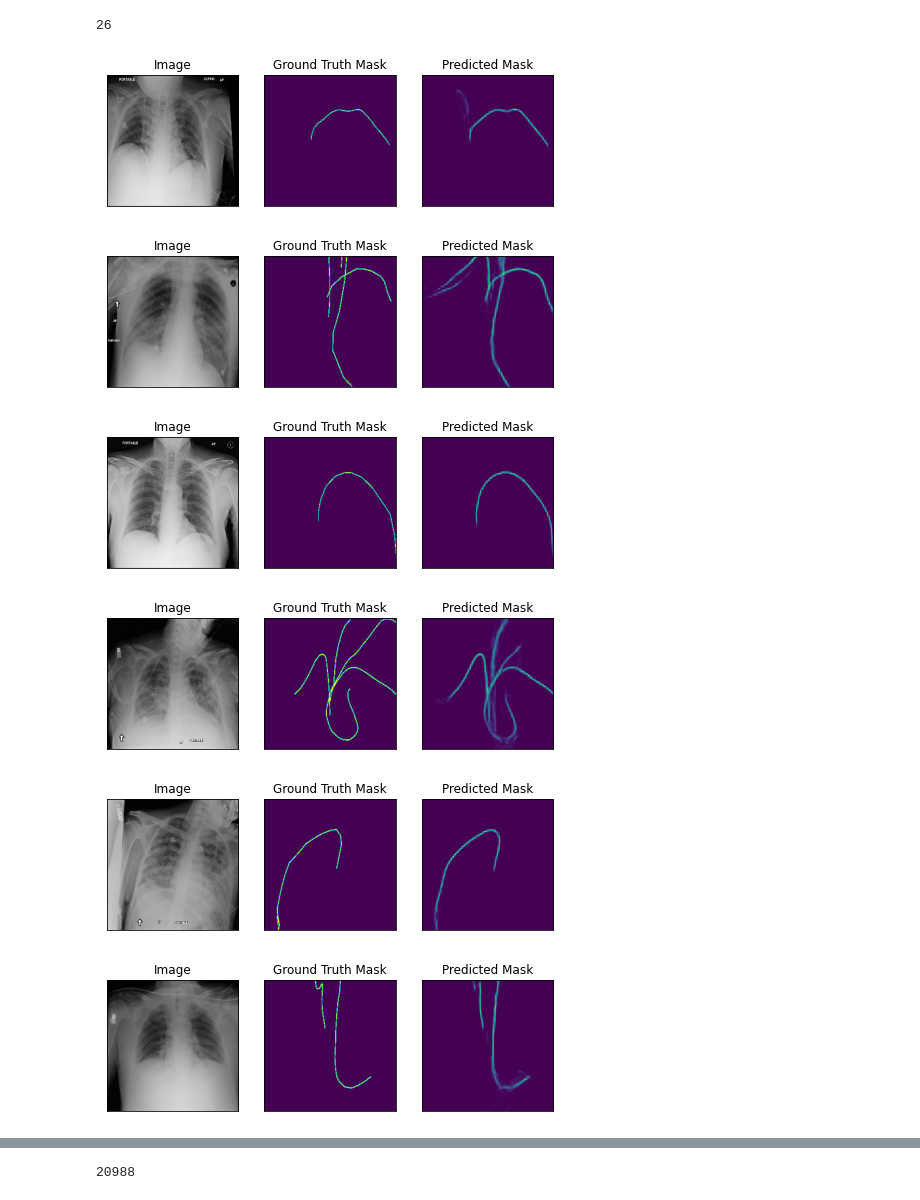
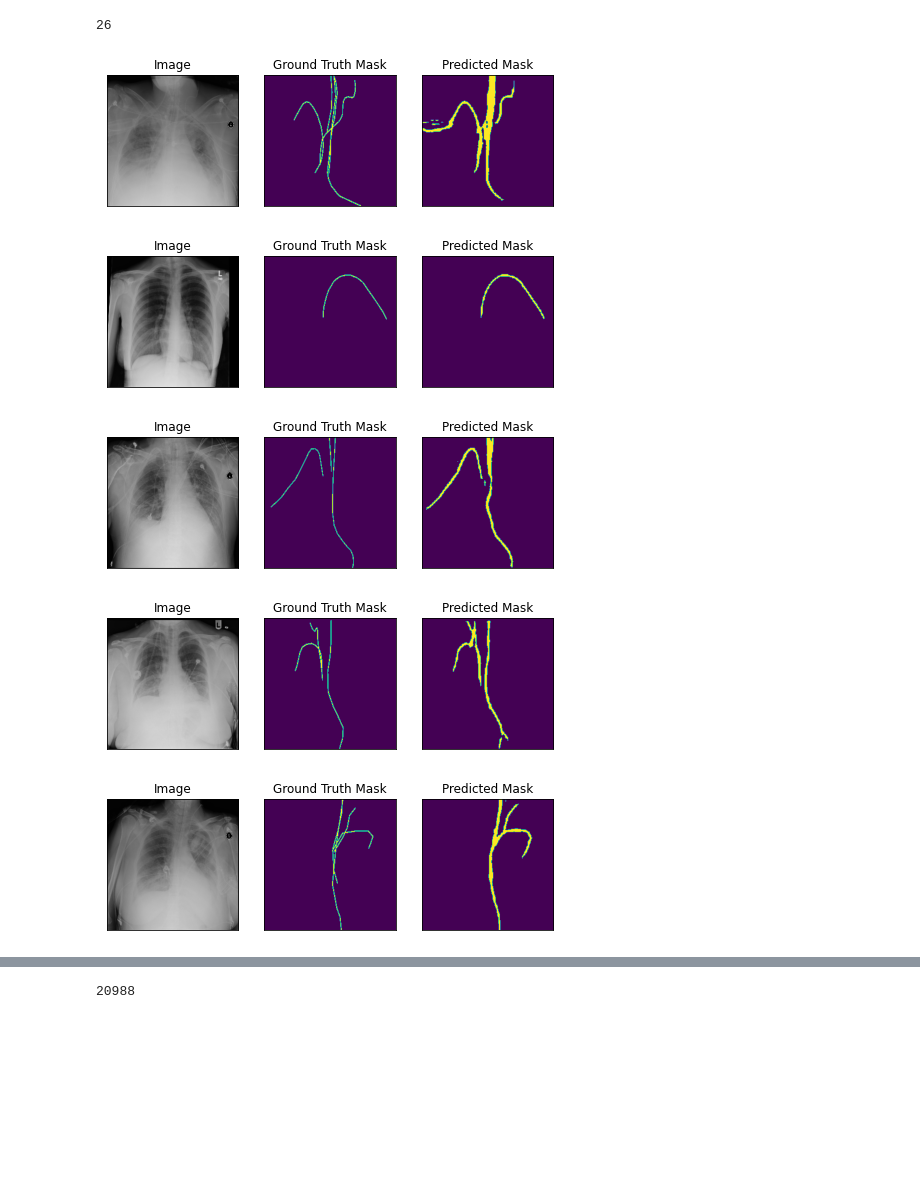
Before and after one commit to aryalmilan/Catheter-Detection-and-classification, a Jupyter notebook: submit/Segmentation.ipynb, the cells around one changed output, grey strips where cells are left out. Drawn from its saved outputs; the diff is of its cells as text; code cells hidden in the pictures; blank space fills up the shorter version.

```diff
--- a/submit/Segmentation.ipynb
+++ b/submit/Segmentation.ipynb
@@ -431,21 +431,21 @@ epoch
 # %% [output]
 26
 # %%
-random = np.random.choice(X_val,10)
+sig = nn.Sigmoid()
+random = np.random.choice(X_val,5)
 dataset_no_mask = XrayDataset(random, 'valid', transform=transforms_val)
 with torch.no_grad():
     for i,j in enumerate(random):
         image, gt_mask = dataset_no_mask[i]
         x_tensor = image.to(device).unsqueeze(0)
-        pr_mask = (sig(modelG(x_tensor))).float()
+        pr_mask = sig(modelG(x_tensor))>0.1
         pr_mask = pr_mask.squeeze().cpu()#.round()
         #pr_mask = (sig(pr_mask).numpy()>0.6).astype(int)
     #gmask = cv2.cvtColor(np.float32(image),cv2.COLOR_BGR2RGB)
-        visualize(image=image,ground_truth_mask=gt_mask,predicted_mask=pr_mask)
+        visualize(image=image,ground_truth_mask=gt_mask,predicted_mask=pr_mask)#,ap=sig(pr_mask)>0.15,bp=sig(pr_mask))
 # %% [output]
-[figure, old version]
+[figure, new version]
-[figure, old version]
+[figure, new version]
-[figure, old version]
+[figure, new version]
-[figure, old version]
+[figure, new version]
-[figure, old version]
+[figure, new version]
-[figure, removed]
```
Also changed, not shown: parts of 6 cells of this notebook.
